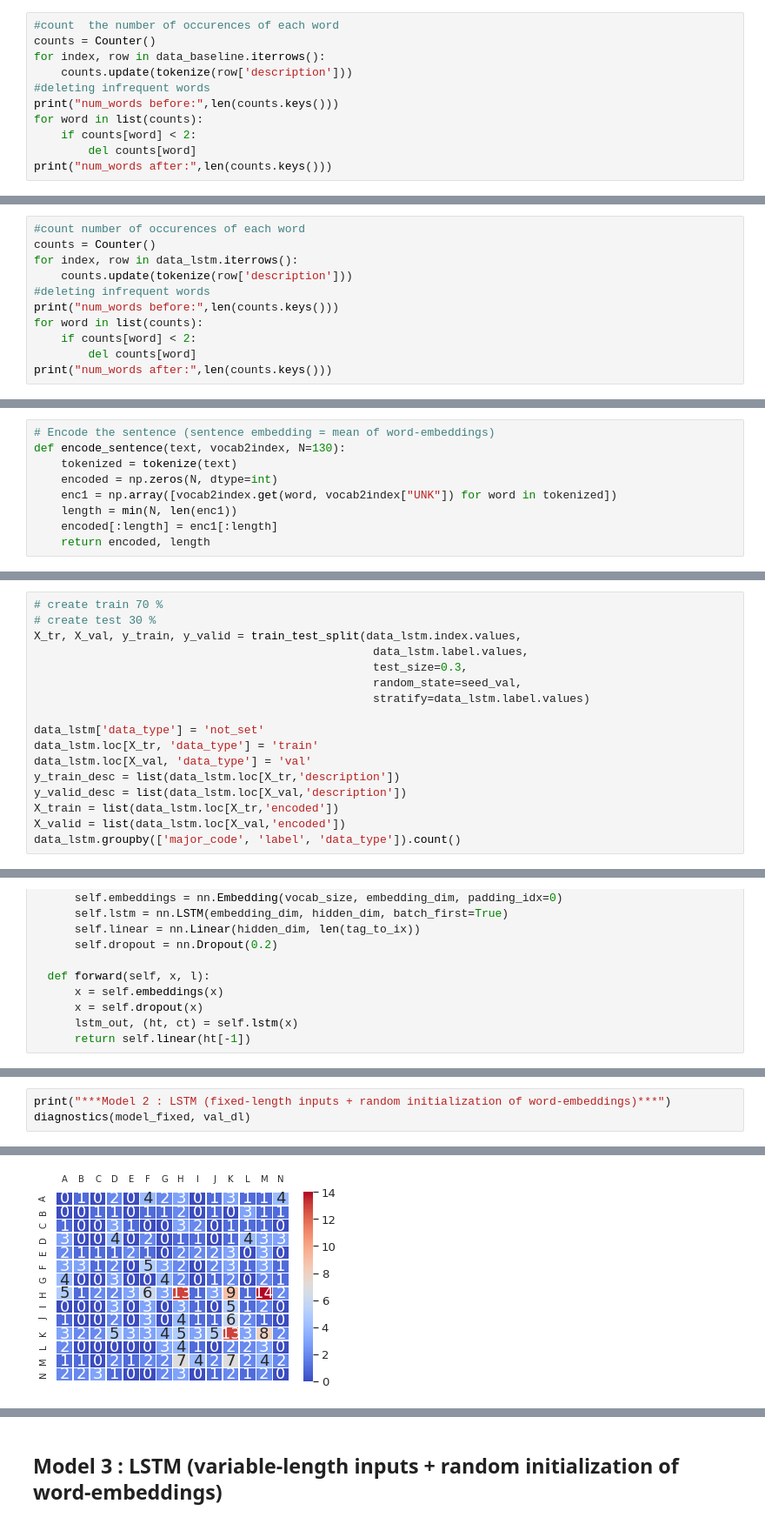
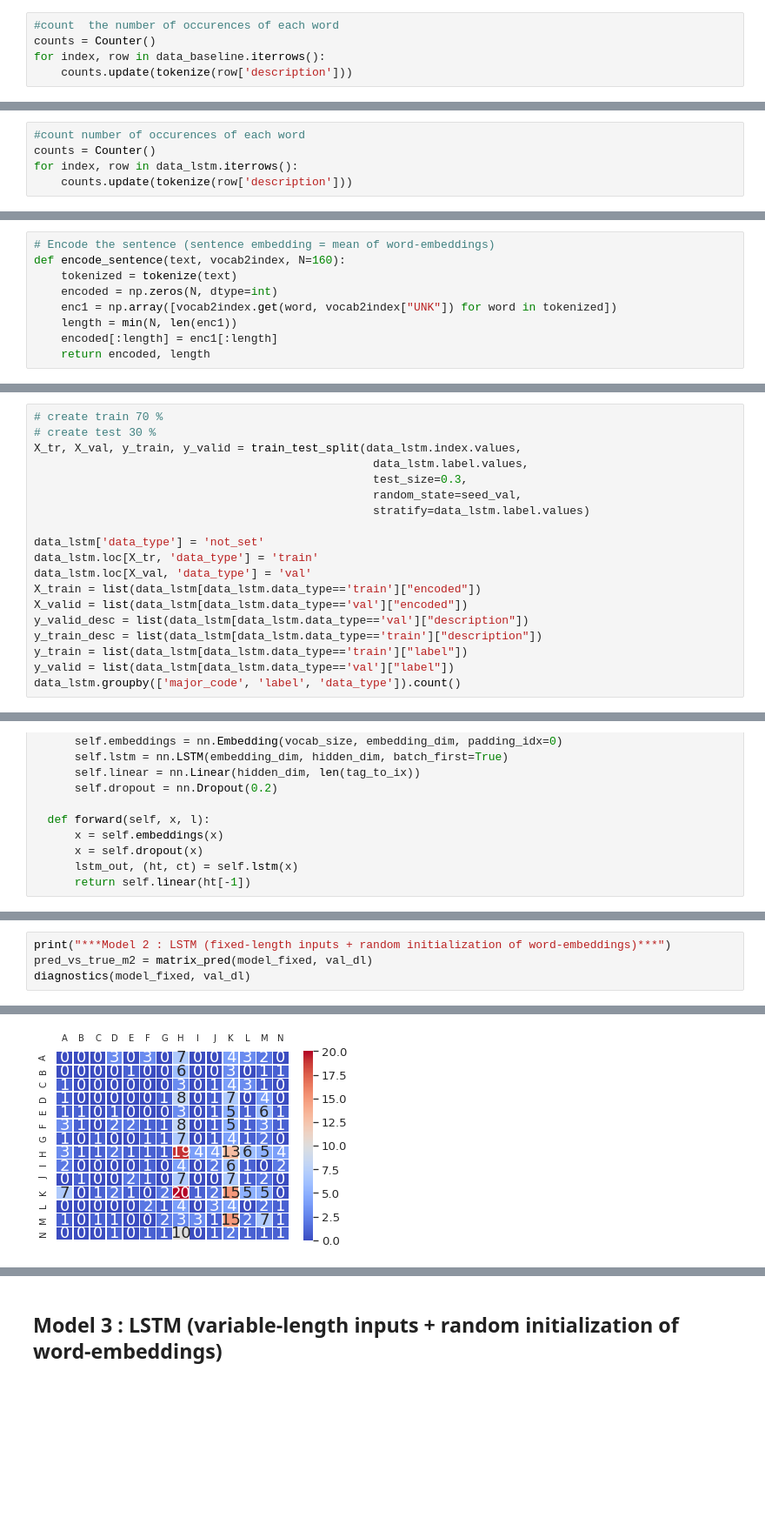
Before and after one commit to ARKEnsae/JobDomainPrediction_NLP, a Jupyter notebook: Prévision_catégorie_métier_ROME.ipynb, the cells around one changed output, grey strips where cells are left out. Shown at 87% size. Cells and saved outputs as stored; diff of their text form; blank space fills up the shorter version.

```diff
--- a/Prévision_catégorie_métier_ROME.ipynb
+++ b/Prévision_catégorie_métier_ROME.ipynb
@@ -575,9 +575,3 @@ def tokenize (text):
 counts = Counter()
 for index, row in data_baseline.iterrows():
     counts.update(tokenize(row['description']))
-#deleting infrequent words
-print("num_words before:",len(counts.keys()))
-for word in list(counts):
-    if counts[word] < 2:
-        del counts[word]
-print("num_words after:",len(counts.keys()))
@@ -817,9 +815,3 @@ def tokenize (text):
 counts = Counter()
 for index, row in data_lstm.iterrows():
     counts.update(tokenize(row['description']))
-#deleting infrequent words
-print("num_words before:",len(counts.keys()))
-for word in list(counts):
-    if counts[word] < 2:
-        del counts[word]
-print("num_words after:",len(counts.keys()))
@@ -845,7 +833,7 @@ for word in counts:
     words.append(word)
 # %%
 # Encode the sentence (sentence embedding = mean of word-embeddings)
-def encode_sentence(text, vocab2index, N=130):
+def encode_sentence(text, vocab2index, N=160):
     tokenized = tokenize(text)
     encoded = np.zeros(N, dtype=int)
     enc1 = np.array([vocab2index.get(word, vocab2index["UNK"]) for word in tokenized])
@@ -875,10 +863,12 @@ X_tr, X_val, y_train, y_valid = train_test_split(data_lstm.index.values,
 data_lstm['data_type'] = 'not_set'
 data_lstm.loc[X_tr, 'data_type'] = 'train'
 data_lstm.loc[X_val, 'data_type'] = 'val'
-y_train_desc = list(data_lstm.loc[X_tr,'description'])
-y_valid_desc = list(data_lstm.loc[X_val,'description'])
-X_train = list(data_lstm.loc[X_tr,'encoded'])
-X_valid = list(data_lstm.loc[X_val,'encoded'])
+X_train = list(data_lstm[data_lstm.data_type=='train']["encoded"])
+X_valid = list(data_lstm[data_lstm.data_type=='val']["encoded"])
+y_valid_desc = list(data_lstm[data_lstm.data_type=='val']["description"])
+y_train_desc = list(data_lstm[data_lstm.data_type=='train']["description"])
+y_train = list(data_lstm[data_lstm.data_type=='train']["label"])
+y_valid = list(data_lstm[data_lstm.data_type=='val']["label"])
 data_lstm.groupby(['major_code', 'label', 'data_type']).count()
 # %% [output]
 |  |  |  | description | encoded |
@@ -1121,5 +1120,6 @@ train loss 0.329, val loss 6.102, val accuracy 0.131
 # %%
 print("***Model 2 : LSTM (fixed-length inputs + random initialization of word-embeddings)***")
+pred_vs_true_m2 = matrix_pred(model_fixed, val_dl)
 diagnostics(model_fixed, val_dl)
 # %% [output]
 ***Model 2 : LSTM (fixed-length inputs + random initialization of word-embeddings)***
@@ -1142 +1142 @@ weighted avg       0.14      0.13      0.13       375
-[figure, old version]
+[figure, new version]
```
Also changed, not shown: parts of 57 cells of this notebook.
